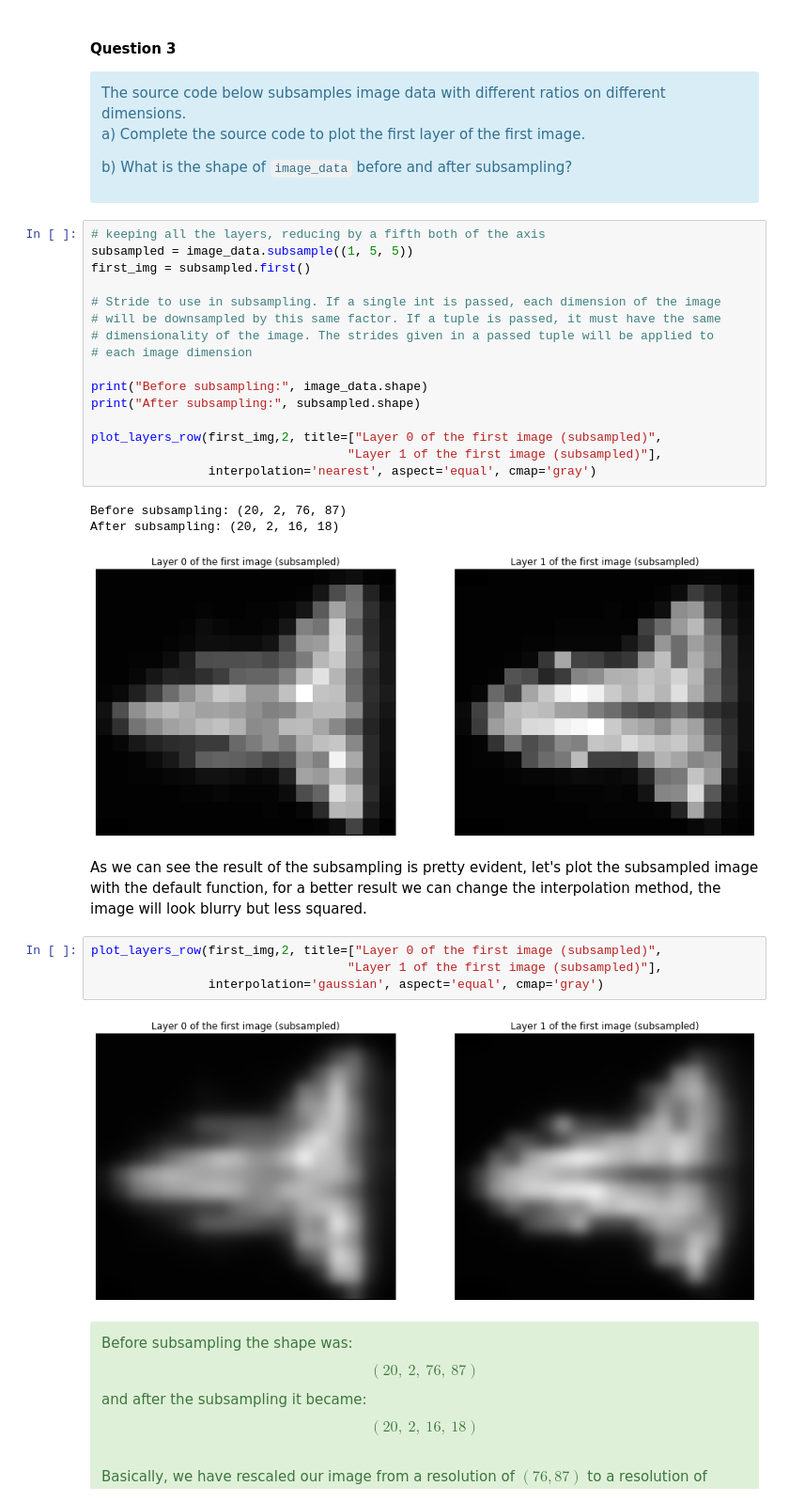
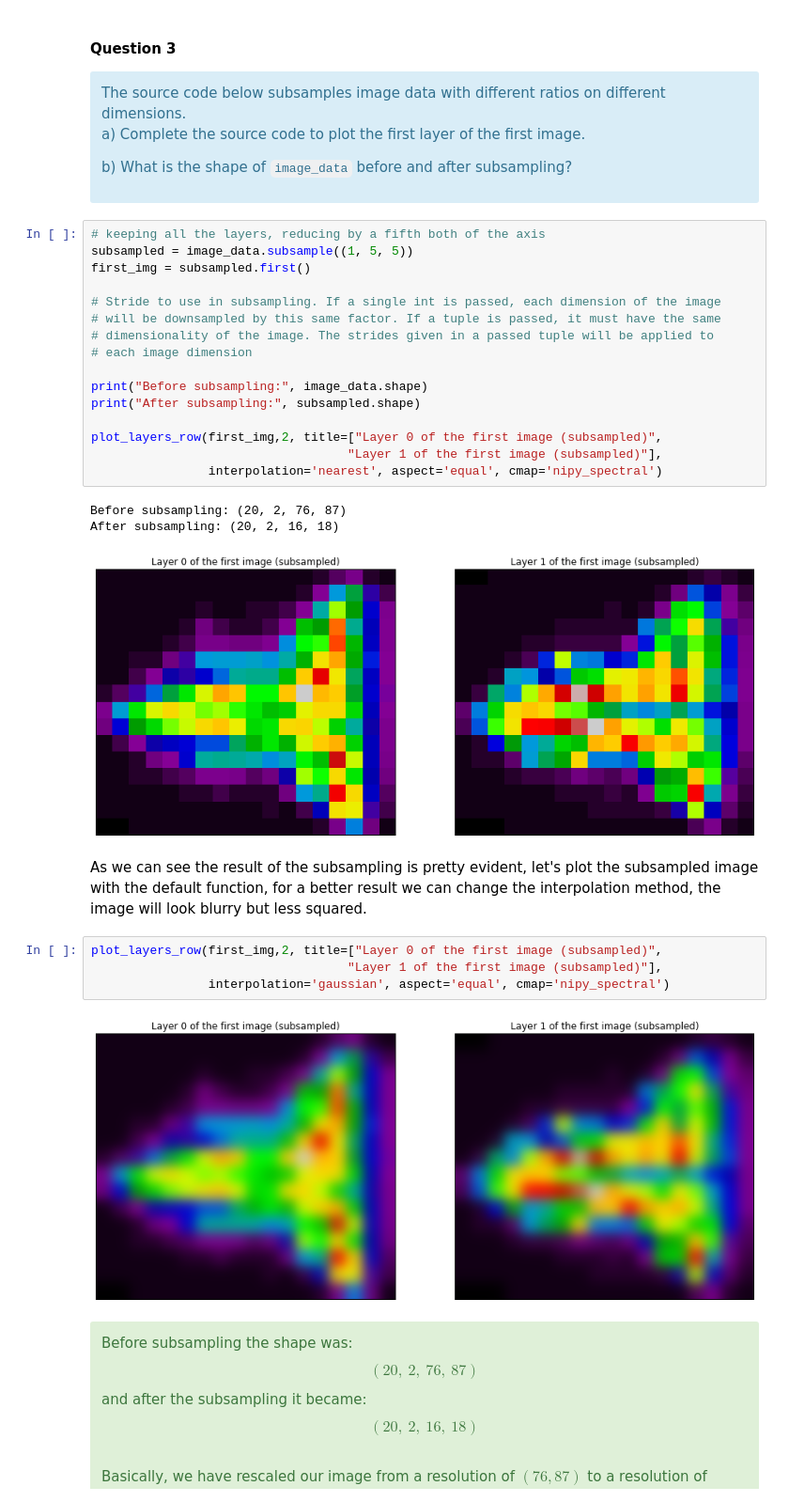
Before and after one commit to alegaballo/AML, a Jupyter notebook: [Lecture 11+12] Analyzing Neuroimaging Data with PySpark and Thunder.ipynb, the cells around one changed output. Shown at 94% size. Cells and saved outputs as stored; diff of their text form.

```diff
--- a/[Lecture 11+12] Analyzing Neuroimaging Data with PySpark and Thunder.ipynb
+++ b/[Lecture 11+12] Analyzing Neuroimaging Data with PySpark and Thunder.ipynb
@@ -256,19 +256,19 @@ print("After subsampling:", subsampled.shape)
 
 plot_layers_row(first_img,2, title=["Layer 0 of the first image (subsampled)",
                                    "Layer 1 of the first image (subsampled)"],
-                interpolation='nearest', aspect='equal', cmap='gray')
+                interpolation='nearest', aspect='equal', cmap='nipy_spectral')
 # %% [output]
 Before subsampling: (20, 2, 76, 87)
 After subsampling: (20, 2, 16, 18)
-[figure, old version]
+[figure, new version]
 # %% [markdown]
 As we can see the result of the subsampling is pretty evident, let's plot the subsampled image with the default function, for a better result we can change the interpolation method, the image will look blurry but less squared.
 # %%
 plot_layers_row(first_img,2, title=["Layer 0 of the first image (subsampled)",
                                    "Layer 1 of the first image (subsampled)"],
-                interpolation='gaussian', aspect='equal', cmap='gray')
+                interpolation='gaussian', aspect='equal', cmap='nipy_spectral')
 # %% [output]
-[figure, old version]
+[figure, new version]
 # %% [markdown]
 <div class="alert alert-success">
 Before subsampling the shape was:
```
Also changed, not shown: parts of 74 cells of this notebook.
